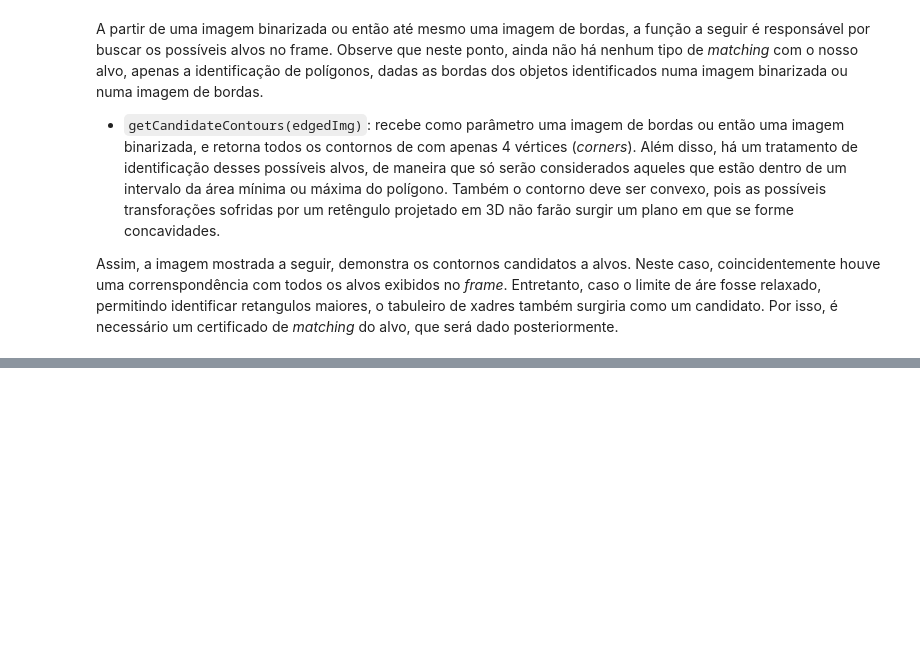
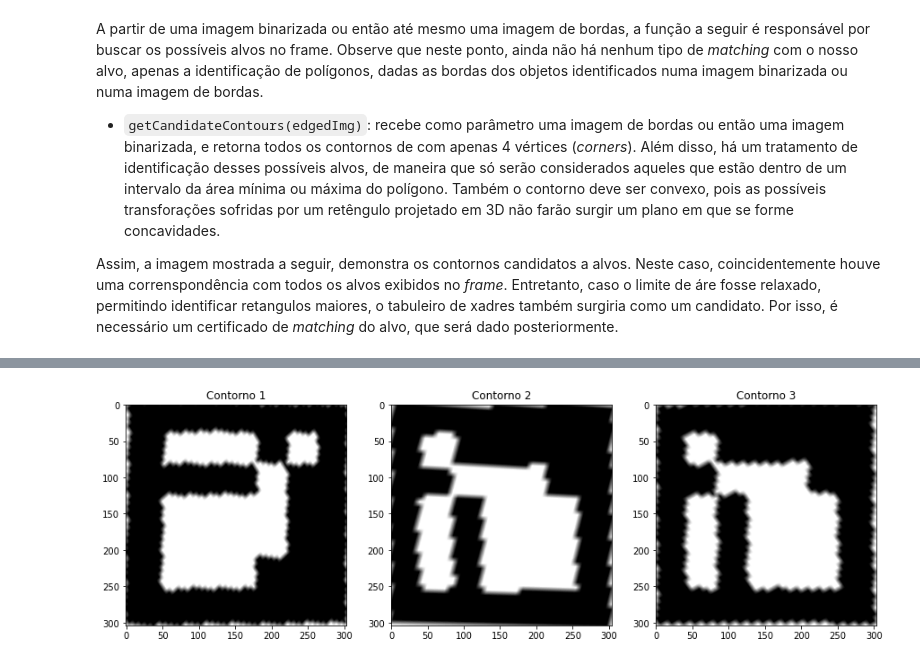
Before and after one commit to vrjuliao/BCC, a Jupyter notebook: introducao-computacao-visual/tp2/tp2.ipynb, the cells around one changed output, grey strips where cells are left out. Cells and saved outputs as stored; diff of their text form; code cells hidden in the pictures; blank space fills up the shorter version.

```diff
--- a/introducao-computacao-visual/tp2/tp2.ipynb
+++ b/introducao-computacao-visual/tp2/tp2.ipynb
@@ -127,46 +142,32 @@ plt.show()
 # %%
-ROTATION_BAD = -1
-ROTATION_0 = 0
-ROTATION_90 = 1
-ROTATION_180 = 2
-ROTATION_270 = 3
-
-def getBestRotation(projectionBinImg, targetBinImg):
-    proj = projectionBinImg.copy()
-
-    max_psnr = (-1,-1)
-    for rotation_idx in [ROTATION_0, ROTATION_90, ROTATION_180, ROTATION_270]:
-        max_psnr = max(max_psnr, (cv2.PSNR(targetBinImg, proj), rotation_idx))
-        proj =  cv2.rotate(proj, cv2.ROTATE_90_COUNTERCLOCKWISE)
-
-    if(max_psnr[0] > 10): return max_psnr[1]
-    return ROTATION_BAD
-
 def targetMatching(targetBinImg, sceneBinImg, contour):
     target_height, target_width = targetBinImg.shape
     target_corners = np.array([[0,0],
                                [target_width-1, 0],
                                [target_width-1, target_height-1],
                                [0, target_height-1]])
     homography_matrix, _ = cv2.findHomography(contour, target_corners, cv2.RANSAC, 5.0)
     projection = cv2.warpPerspective(sceneBinImg, homography_matrix, (target_width, target_height), flags=cv2.INTER_LINEAR)
-    return getBestRotation(projection, targetBinImg)
+    return projection
 
+import matplotlib.gridspec as gridspec
+gs = gridspec.GridSpec(1, 3)
 
-def getPose(matchedContour, rotation=ROTATION_0):
-    base3D = [[0,0,0], [1,0,0], [1,-1,0], [0,-1,0]]
-    base_matrix_shift = rotation if rotation != ROTATION_90 else -rotation
-    rotated3DBase = np.array(base3D[base_matrix_shift:]+base3D[:base_matrix_shift], dtype=np.float64)
-    _, rotation, translation = cv2.solvePnP(rotated3DBase, matchedContour.astype(float), intrMat, distVec)
-    return rotation, translation
+fig = plt.figure(figsize=(15, 5))
+proj1 = targetMatching(binTargetImg, binImage, contours[0])
+ax = fig.add_subplot(gs[0,0])
+ax.set_title('Contorno 1')
+plt.imshow(proj1, cmap='gray')
 
-def getPerspectiveMatrix(rotationMat, translationMat):
-    rodr, _ = cv2.Rodrigues(rotationMat)
-    perpectiveMat = np.append(rodr, translationMat, axis=1)
-    perpectiveMat = np.append(perpectiveMat, [[0, 0, 0, 1]], axis=0)
-    perpectiveMat[1:3, 0:4] *= -1
-    return np.transpose(perpectiveMat).astype('float64')
+proj2 = targetMatching(binTargetImg, binImage, contours[1])
+bx = fig.add_subplot(gs[0,1])
+bx.set_title('Contorno 2')
+plt.imshow(proj2, cmap='gray')
 
-# plt.subplots(figsize=(15,8))
-# plt.imshow(projection, cmap='gray')
-# targetMatching(getBinarizedImage(targetImg),getBinarizedImage(frame), contours[0])
+proj3 = targetMatching(binTargetImg, binImage, contours[2])
+cx = fig.add_subplot(gs[0,2])
+cx.set_title('Contorno 3')
+plt.imshow(proj3, cmap='gray')
+plt.show()
+# %% [output]
+[figure, added]
```
Also changed, not shown: parts of 21 cells of this notebook.
